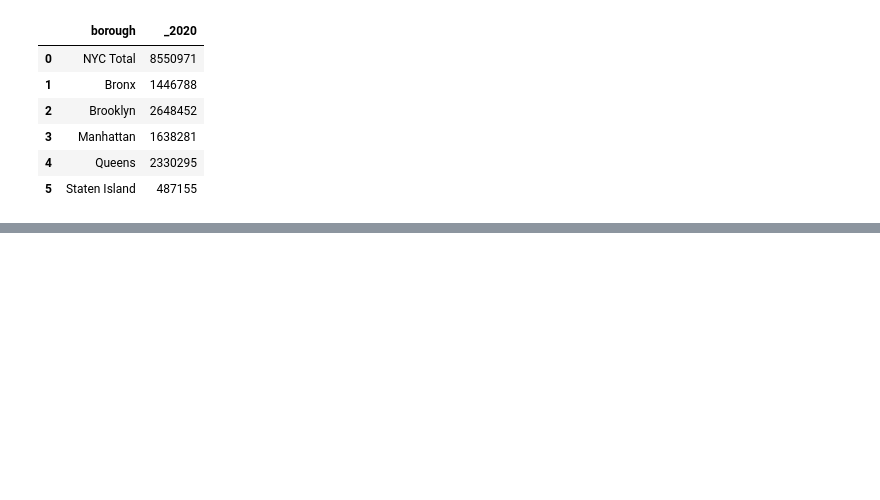
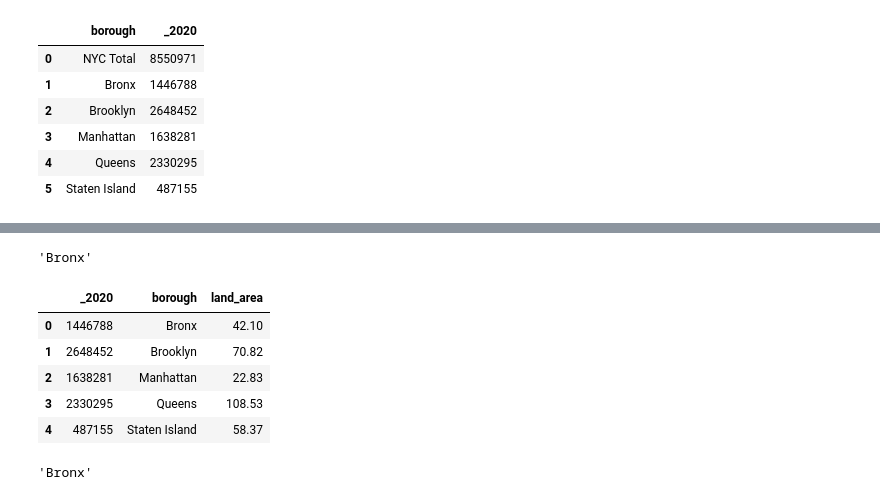
Before and after one commit to stanislava85/CovidReliefDashboard, a Jupyter notebook: first_diagram.ipynb, the cells around one changed output, grey strips where cells are left out. Saved outputs shown, nothing was run; the diff lists cells and outputs as text; code cells hidden in the pictures; blank space fills up the shorter version.

```diff
--- a/first_diagram.ipynb
+++ b/first_diagram.ipynb
@@ -294,0 +282,2 @@ area['shape_area'].sum()
+# %%
+total["borough"]=total.borough.astype(str)
@@ -294,0 +289,4 @@ area['shape_area'].sum()
+# %%
+#Land area in square miles per boro, taken from https://en.wikipedia.org/wiki/Boroughs_of_New_York_City
+
+d = {'Bronx': 42.10, 'Brooklyn':70.82, 'Manhattan':22.83, 'Queens':108.53, 'Staten Island':58.37}
@@ -294,0 +304,2 @@ area['shape_area'].sum()
+# %%
+land = pd.DataFrame(list(d.items()),columns = ['borough','land_area'])
@@ -294,0 +315,4 @@ area['shape_area'].sum()
+# %%
+land.loc[0, 'borough']
+# %% [output]
+'Bronx'
@@ -295,3 +321,20 @@ area['shape_area'].sum()
+# %%
+# total = total.set_index('borough').join(land.set_index('borough'))
+# total
+total=total.merge(land, right_index=True, left_index=True).drop(columns='borough_x').rename(columns={'borough_y':'borough'})
+# %%
+total
+# %% [output]
+|  | _2020 | borough | land_area |
+| 0 | 1446788 | Bronx | 42.10 |
+| 1 | 2648452 | Brooklyn | 70.82 |
+| 2 | 1638281 | Manhattan | 22.83 |
+| 3 | 2330295 | Queens | 108.53 |
+| 4 | 487155 | Staten Island | 58.37 |
+# %%
+total.loc[0, 'borough']
+# %% [output]
+'Bronx'
 # %%
 #Scatter Plot
 # %%
```
Also changed, not shown: parts of 32 cells of this notebook.
